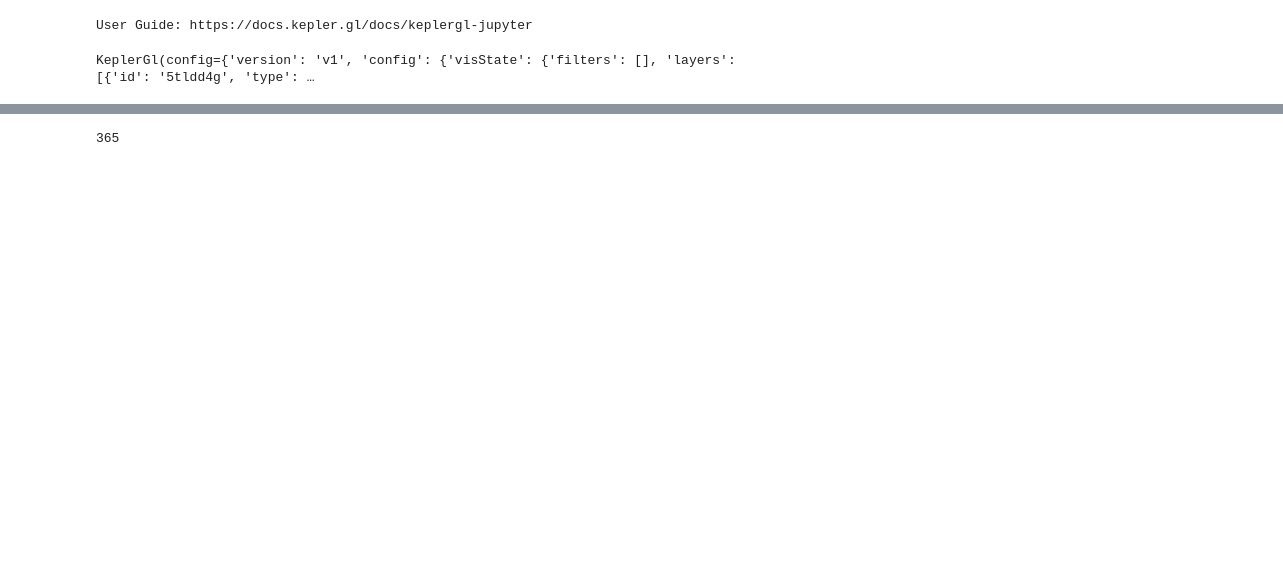
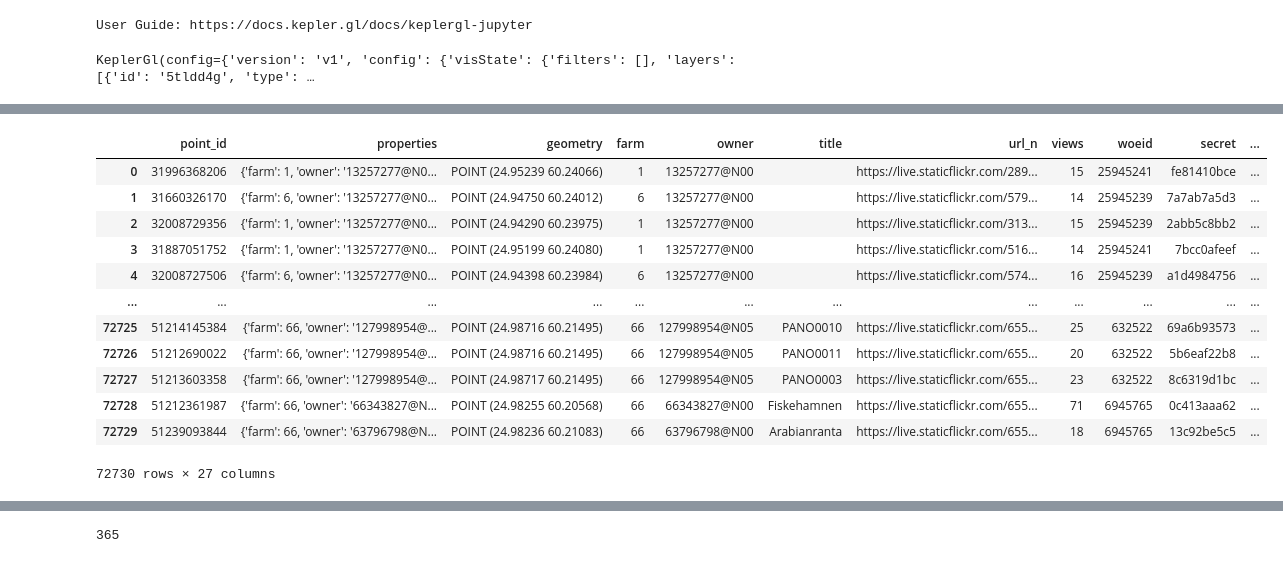
Before and after one commit to GispoCoding/geoviz-notebooks, a Jupyter notebook: notebooks/visualize.ipynb, the cells around one changed output, grey strips where cells are left out. Saved outputs shown, nothing was run; the diff lists cells and outputs as text; code cells hidden in the pictures; blank space fills up the shorter version.

```diff
--- a/notebooks/visualize.ipynb
+++ b/notebooks/visualize.ipynb
@@ -200,3 +239,6 @@ get_map(shops)
 # %% [output]
 User Guide: https://docs.kepler.gl/docs/keplergl-jupyter
 KeplerGl(config={'version': 'v1', 'config': {'visState': {'filters': [], 'layers': [], 'interactionConfig': {'…
+# %%
+photos = session.query(FlickrPoint)
+photos.count()
@@ -315,0 +343,4 @@ map.config
+# %%
+RESOLUTION = 9
+photos_frame = to_gdf(photos)
+photos_frame
@@ -315,0 +361,17 @@ map.config
+# %%
+flattened=photos_frame.merge(pd.json_normalize(photos_frame['properties']), left_index=True, right_index=True)
+flattened
+# %% [output]
+|  | point_id | properties | geometry | farm | owner | title | url_n | views | woeid | secret | ... |
+| 0 | 31996368206 | {'farm': 1, 'owner': '13257277@N0... | POINT (24.95239 60.24066) | 1 | 13257277@N00 |  | https://live.staticflickr.com/289... | 15 | 25945241 | fe81410bce | ... |
+| 1 | 31660326170 | {'farm': 6, 'owner': '13257277@N0... | POINT (24.94750 60.24012) | 6 | 13257277@N00 |  | https://live.staticflickr.com/579... | 14 | 25945239 | 7a7ab7a5d3 | ... |
+| 2 | 32008729356 | {'farm': 1, 'owner': '13257277@N0... | POINT (24.94290 60.23975) | 1 | 13257277@N00 |  | https://live.staticflickr.com/313... | 15 | 25945239 | 2abb5c8bb2 | ... |
+| 3 | 31887051752 | {'farm': 1, 'owner': '13257277@N0... | POINT (24.95199 60.24080) | 1 | 13257277@N00 |  | https://live.staticflickr.com/516... | 14 | 25945241 | 7bcc0afeef | ... |
+| 4 | 32008727506 | {'farm': 6, 'owner': '13257277@N0... | POINT (24.94398 60.23984) | 6 | 13257277@N00 |  | https://live.staticflickr.com/574... | 16 | 25945239 | a1d4984756 | ... |
+| ... | ... | ... | ... | ... | ... | ... | ... | ... | ... | ... | ... |
+| 72725 | 51214145384 | {'farm': 66, 'owner': '127998954@... | POINT (24.98716 60.21495) | 66 | 127998954@N05 | PANO0010 | https://live.staticflickr.com/655... | 25 | 632522 | 69a6b93573 | ... |
+| 72726 | 51212690022 | {'farm': 66, 'owner': '127998954@... | POINT (24.98716 60.21495) | 66 | 127998954@N05 | PANO0011 | https://live.staticflickr.com/655... | 20 | 632522 | 5b6eaf22b8 | ... |
+| 72727 | 51213603358 | {'farm': 66, 'owner': '127998954@... | POINT (24.98717 60.21495) | 66 | 127998954@N05 | PANO0003 | https://live.staticflickr.com/655... | 23 | 632522 | 8c6319d1bc | ... |
+| 72728 | 51212361987 | {'farm': 66, 'owner': '66343827@N... | POINT (24.98255 60.20568) | 66 | 66343827@N00 | Fiskehamnen | https://live.staticflickr.com/655... | 71 | 6945765 | 0c413aaa62 | ... |
+| 72729 | 51239093844 | {'farm': 66, 'owner': '63796798@N... | POINT (24.98236 60.21083) | 66 | 63796798@N00 | Arabianranta | https://live.staticflickr.com/655... | 18 | 6945765 | 13c92be5c5 | ... |
+72730 rows × 27 columns
```
Also changed, not shown: parts of 58 cells of this notebook.
